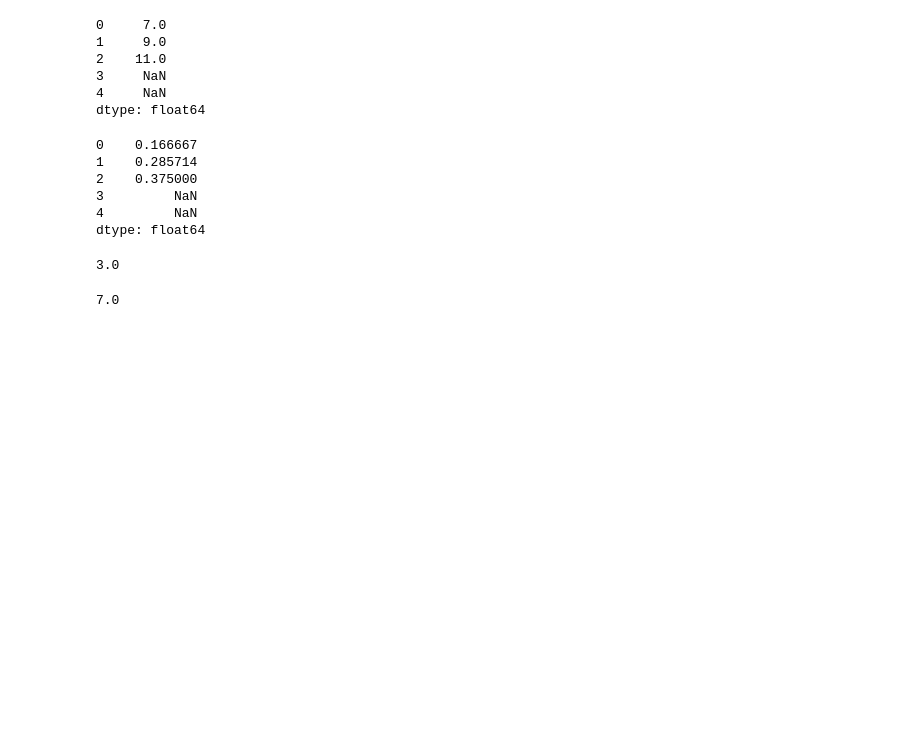
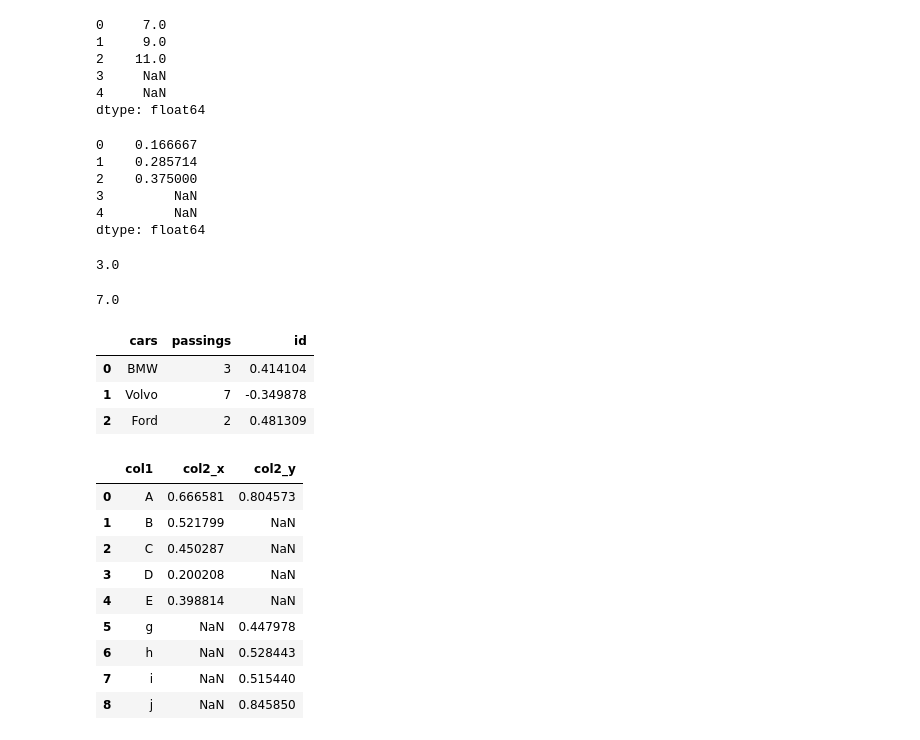
Before and after one commit to ShrutiMishra-2002/Ps4, a Jupyter notebook: ps4_pandas.ipynb, the cells around one changed output. Cells and saved outputs as stored; diff of their text form; code cells hidden in the pictures; blank space fills up the shorter version.

```diff
--- a/ps4_pandas.ipynb
+++ b/ps4_pandas.ipynb
@@ -132,3 +132,34 @@ s4.mean()
 s5.median()
 # %% [output]
 7.0
+# %%
+check=pd.DataFrame(
+    {
+          "cars": ["BMW", "Volvo", "Ford"],
+          "passings": [3, 7, 2],
+          "id":np.random.randn(3),
+
+    }
+)
+check
+# %% [output]
+|  | cars | passings | id |
+| 0 | BMW | 3 | 0.414104 |
+| 1 | Volvo | 7 | -0.349878 |
+| 2 | Ford | 2 | 0.481309 |
+# %%
+dict = {'col1':['A','B','C','D','E'],'col2':np.random.rand(5)}
+df1 = pd.DataFrame(dict)
+df2 = pd.DataFrame({'col1':['A','g','h','i','j'],'col2':np.random.rand(5)})
+pd.merge(df1,df2,on='col1',how='outer')
+# %% [output]
+|  | col1 | col2_x | col2_y |
+| 0 | A | 0.666581 | 0.804573 |
+| 1 | B | 0.521799 | NaN |
+| 2 | C | 0.450287 | NaN |
+| 3 | D | 0.200208 | NaN |
+| 4 | E | 0.398814 | NaN |
+| 5 | g | NaN | 0.447978 |
+| 6 | h | NaN | 0.528443 |
+| 7 | i | NaN | 0.515440 |
+| 8 | j | NaN | 0.845850 |
```
